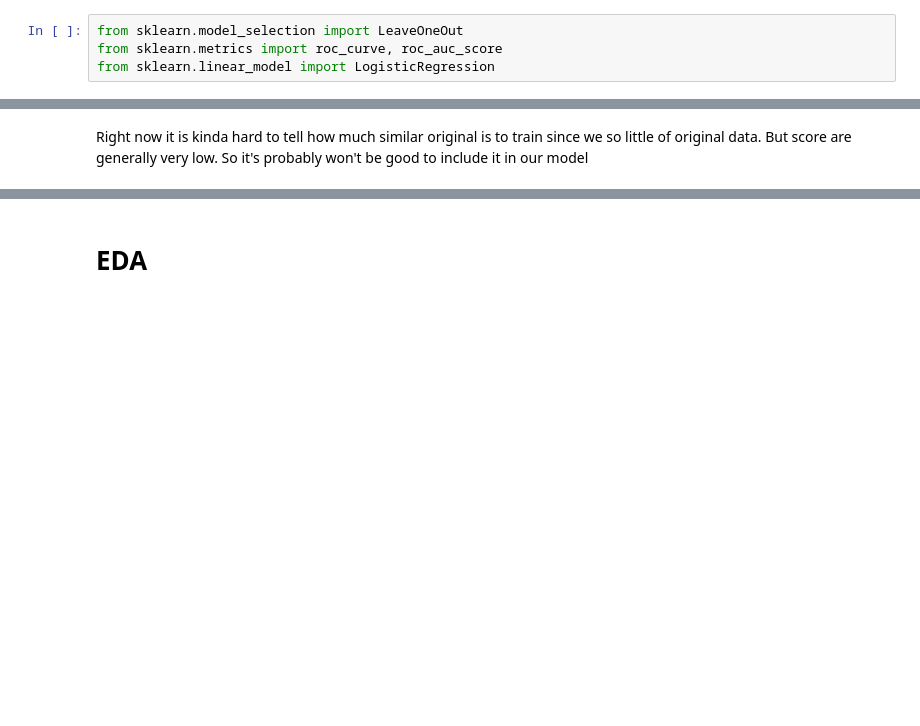
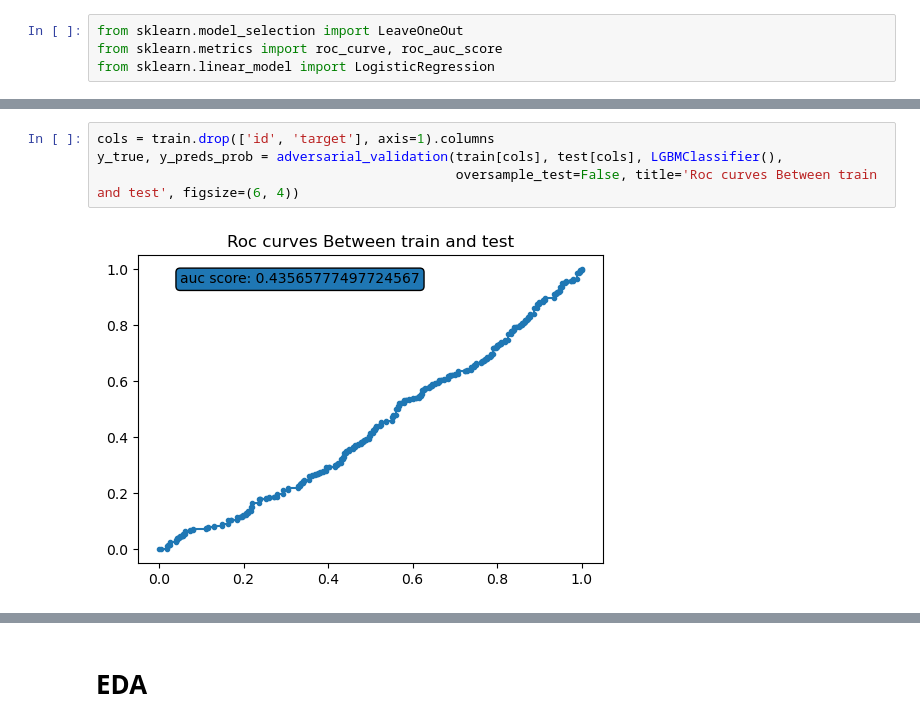
Before and after one commit to shoabahamed/kaggle_playground_season_3_episode_12, a Jupyter notebook: playground-s-3-ep-12-eda-baseline-submission.ipynb, the cells around one changed output, grey strips where cells are left out. Saved outputs shown, nothing was run; the diff lists cells and outputs as text; blank space fills up the shorter version.

```diff
--- a/playground-s-3-ep-12-eda-baseline-submission.ipynb
+++ b/playground-s-3-ep-12-eda-baseline-submission.ipynb
@@ -381,2 +398,6 @@ adversarial_validation(train[cols], test[cols], LGBMClassifier(), title='Roc cur
-# %% [markdown]
-Right now it is kinda hard to tell how much similar original is to train since we so little of original data. But score are generally very low. So it's probably won't be good to include it in our model
+# %%
+cols = train.drop(['id', 'target'], axis=1).columns
+y_true, y_preds_prob = adversarial_validation(train[cols], test[cols], LGBMClassifier(),
+                                              oversample_test=False, title='Roc curves Between train and test', figsize=(6, 4))
+# %% [output]
+[figure, added]
```
Also changed, not shown: parts of 12 cells of this notebook.
